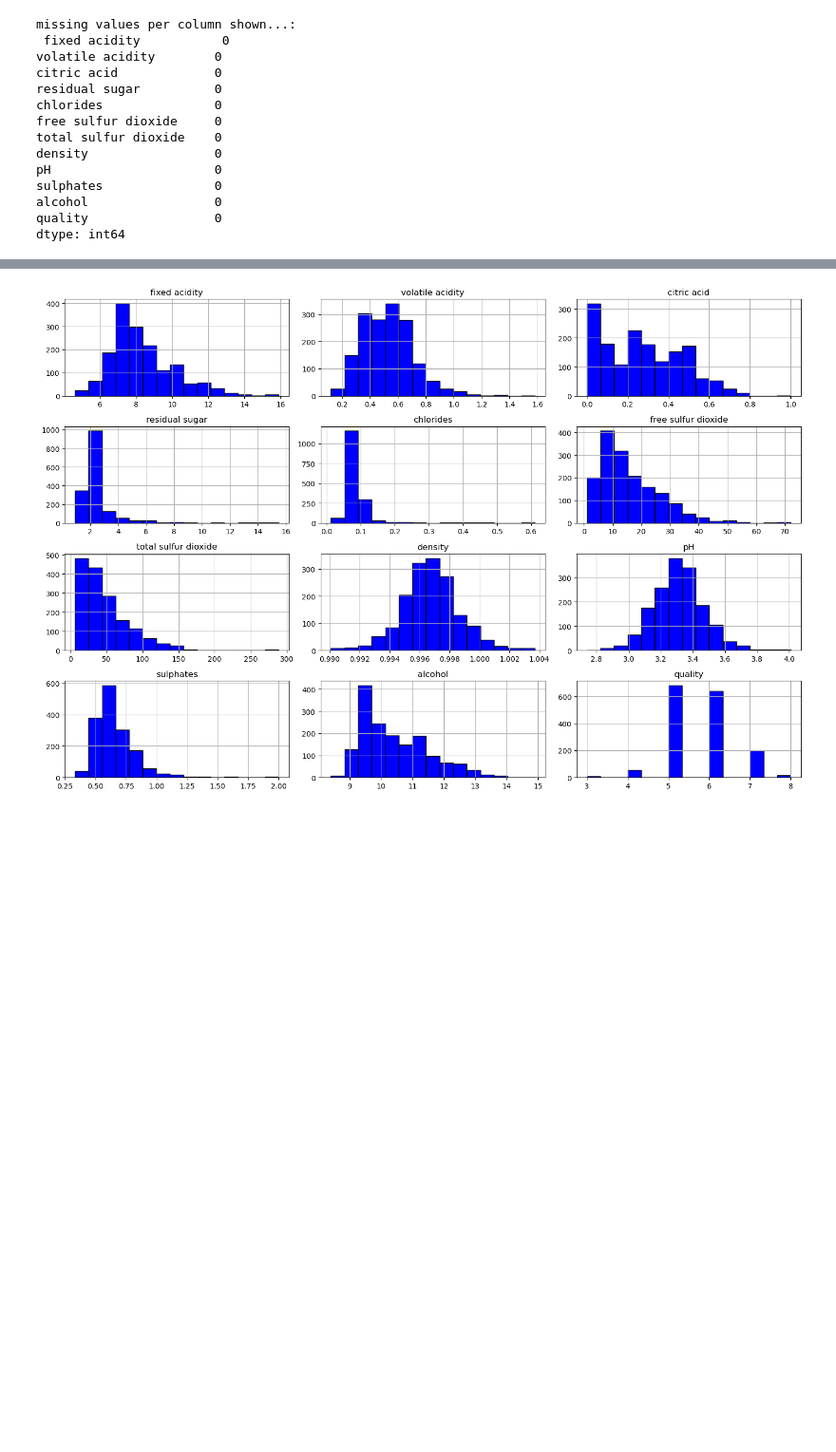
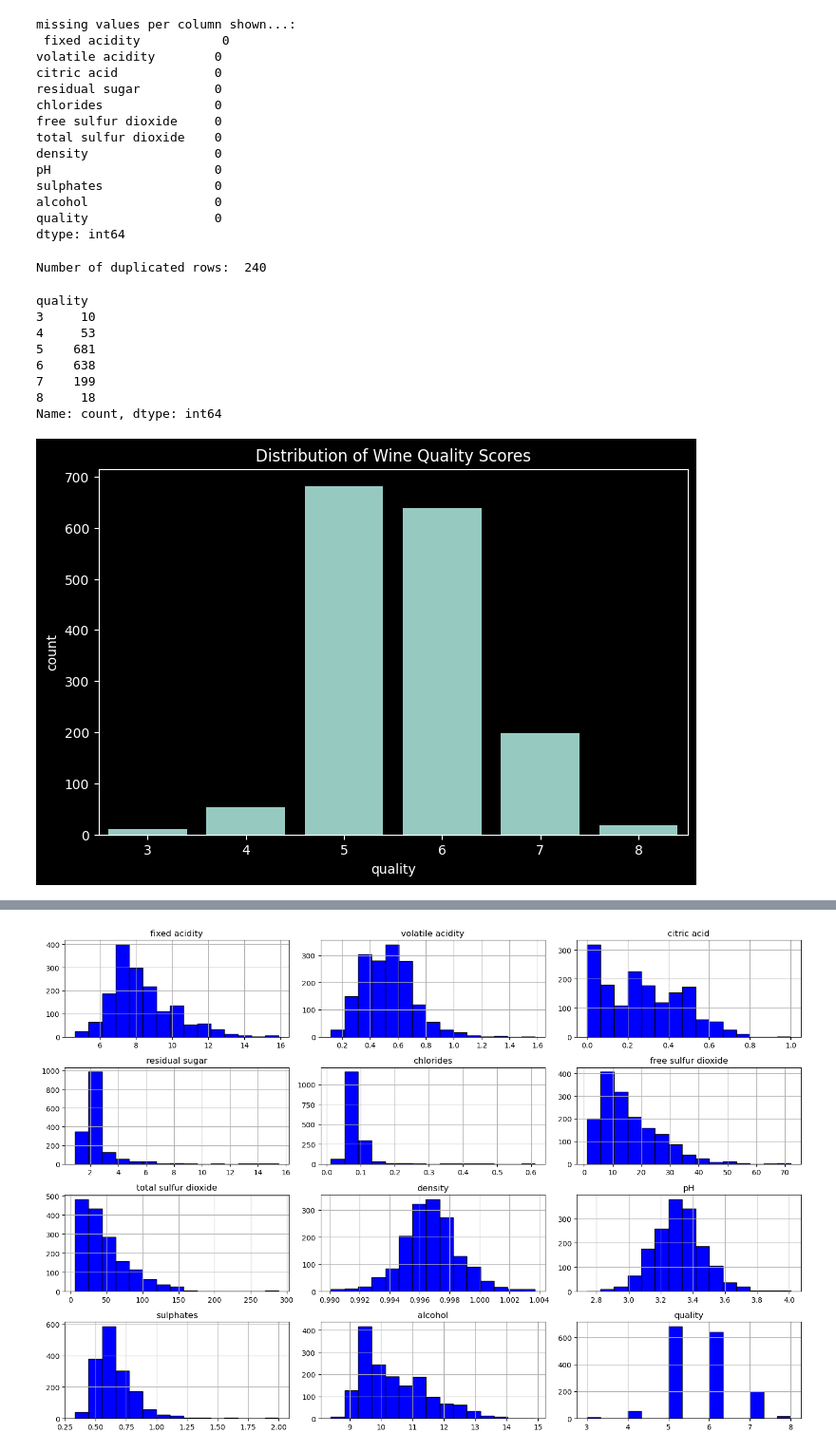
Before and after one commit to luanhoangle05/DATA221_PROJECT_RED_WINE_QUALITY_NEW, a Jupyter notebook: notebooks/01_eda.ipynb, the cells around one changed output, grey strips where cells are left out. Shown at 95% size. Drawn from its saved outputs; the diff is of its cells as text; code cells hidden in the pictures; blank space fills up the shorter version.

Commit message:
check duplicate, target distribution and outliers for eda

```diff
--- a/notebooks/01_eda.ipynb
+++ b/notebooks/01_eda.ipynb
@@ -50,3 +51,26 @@ sulphates               0
 alcohol                 0
 quality                 0
 dtype: int64
+# %%
+# check duplicate rows and drop them
+print("Number of duplicated rows: ",data_of_red_wine.duplicated().sum())
+data_of_red_wine=data_of_red_wine.drop_duplicates()
+# %% [output]
+Number of duplicated rows:  240
+# %%
+#check target distribution more clearly
+print(data_of_red_wine["quality"].value_counts().sort_index())
+plt.figure(figsize=(8,5))
+sns.countplot(x='quality', data=data_of_red_wine)
+plt.title('Distribution of Wine Quality Scores')
+plt.show()
+# %% [output]
+quality
+3     10
+4     53
+5    681
+6    638
+7    199
+8     18
+Name: count, dtype: int64
+[figure, added]
```
Also changed, not shown: parts of 2 cells of this notebook, 1 other file.
